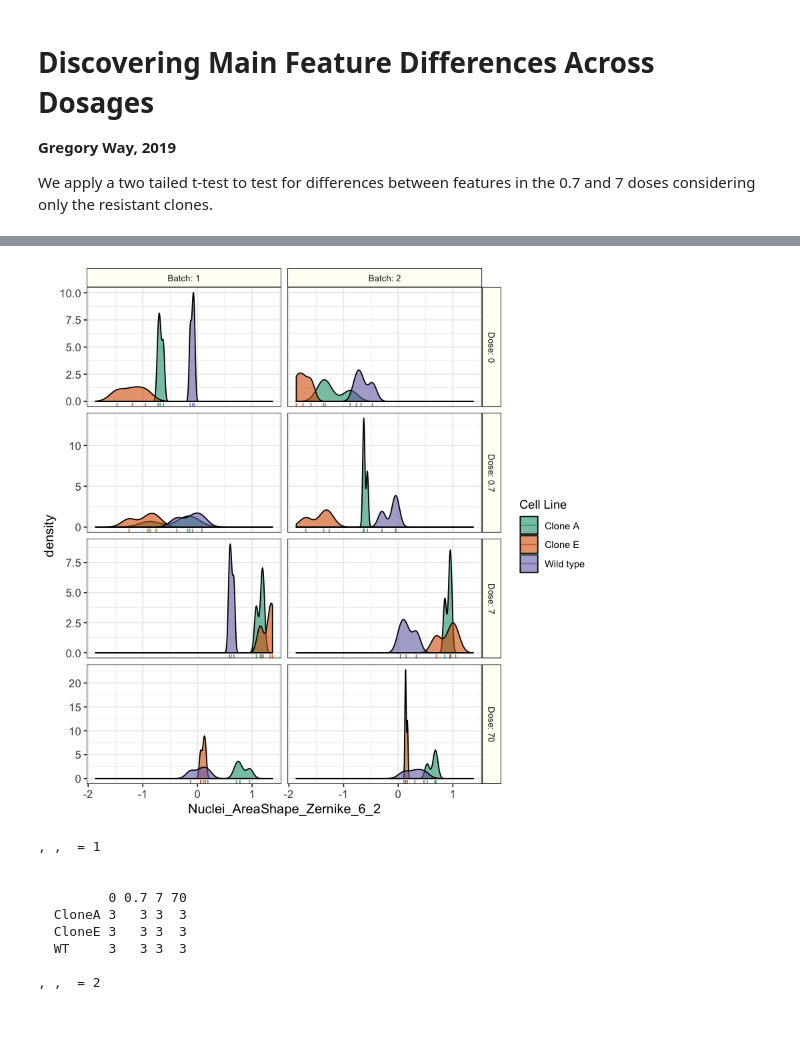
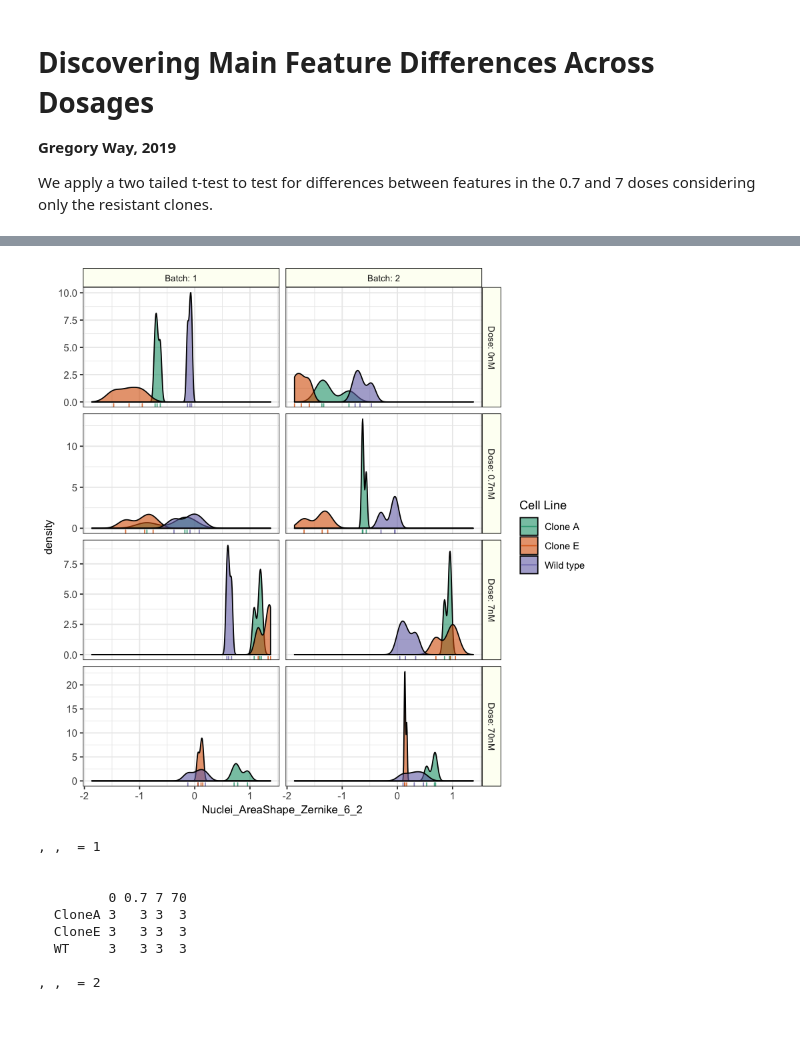
Before and after one commit to broadinstitute/profiling-resistance-mechanisms, a Jupyter notebook: discover-feature-differences.ipynb, the cells around one changed output, grey strips where cells are left out. Saved outputs shown, nothing was run; the diff lists cells and outputs as text; code cells hidden in the pictures.

```diff
--- a/discover-feature-differences.ipynb
+++ b/discover-feature-differences.ipynb
@@ -12,10 +61,11 @@ suppressPackageStartupMessages(library(cowplot))
 # %%
 doses <- c(0.7, 7)
 
-axis_title_size <- 12
-axis_text_size <- 10
+axis_title_size <- 10
+axis_text_size <- 9
 strip_text_size <- 8
-ggrepel_label_size <- 2.4
+ggrepel_label_size <- 1.9
+title_text_size <- 10
 # %%
 # Set column types for reading in data
 batch_cols = readr::cols(
@@ -64,12 +137,13 @@ for (feature in colnames(data_df)) {
     }
 }
 # %%
-result_df <- as.data.frame(cbind(tstat, pval))
-result_df$neglog10p <- -log10(result_df$pval)
-result_df$feature <- all_features
-result_df <- result_df %>% dplyr::arrange(desc(neglog10p))
+# Obtain Results for Dose Differences
+result_dose_df <- as.data.frame(cbind(tstat_dose, pval_dose))
+result_dose_df$neglog10p <- -log10(result_dose_df$pval_dose)
+result_dose_df$feature <- all_features
+result_dose_df <- result_dose_df %>% dplyr::arrange(desc(neglog10p))
 
-dim(result_df)
-head(result_df, 3)
+dim(result_dose_df)
+head(result_dose_df, 3)
 # %% [output]
 [1] 58  4
@@ -106,11 +207,9 @@ ttest_gg
 # %%
 # The top feature is something to do with nuclear area
-top_feature <- paste(result_df$feature[1])
-
-# top_feature <- paste(result_df$feature[3])
+top_feature <- paste(result_dose_df$feature[1])
 
 append_batch <- function(string) paste("Batch:", string)
-append_dose <- function(string) paste("Dose:", string)
+append_dose <- function(string) paste0("Dose: ", string, "nM")
 
 distrib_gg <- ggplot(data_df, aes_string(x = `top_feature`)) +
     geom_density(aes(fill = Metadata_CellLine),
@@ -118,34 +217,34 @@ distrib_gg <- ggplot(data_df, aes_string(x = `top_feature`)) +
     geom_rug(aes(color = Metadata_CellLine),
              alpha = 0.8,
              size = 0.5) +
     facet_grid(Metadata_Dosage ~ Metadata_Batch_Number,
                scales = "free_y",
                labeller = labeller(Metadata_Batch_Number = as_labeller(append_batch),
                                    Metadata_Dosage = as_labeller(append_dose))) +
     scale_color_manual(name = "Cell Line",
                       labels = c("CloneA" = "Clone A",
                                  "CloneE" = "Clone E",
                                  "WT" = "Wild type"),
                       values = c("CloneA" = "#1b9e77",
                                  "CloneE" = "#d95f02",
                                  "WT" = "#7570b3")) +
     scale_fill_manual(name = "Cell Line",
                       labels = c("CloneA" = "Clone A",
                                  "CloneE" = "Clone E",
                                  "WT" = "Wild type"),
                       values = c("CloneA" = "#1b9e77",
                                  "CloneE" = "#d95f02",
                                  "WT" = "#7570b3")) +
     theme_bw() +
     theme(axis.text = element_text(size = axis_text_size),
           axis.title = element_text(size = axis_title_size),
           strip.text = element_text(size = strip_text_size),
           strip.background = element_rect(colour = "black",
                                           fill = "#fdfff4"))
 
 distrib_gg
 # %% [output]
-[figure, old version]
+[figure, new version]
 # %%
 table(data_df$Metadata_CellLine, data_df$Metadata_Dosage, data_df$Metadata_Batch_Number)
 # %% [output]
```
Also changed, not shown: parts of 9 cells of this notebook, 10 other files.
